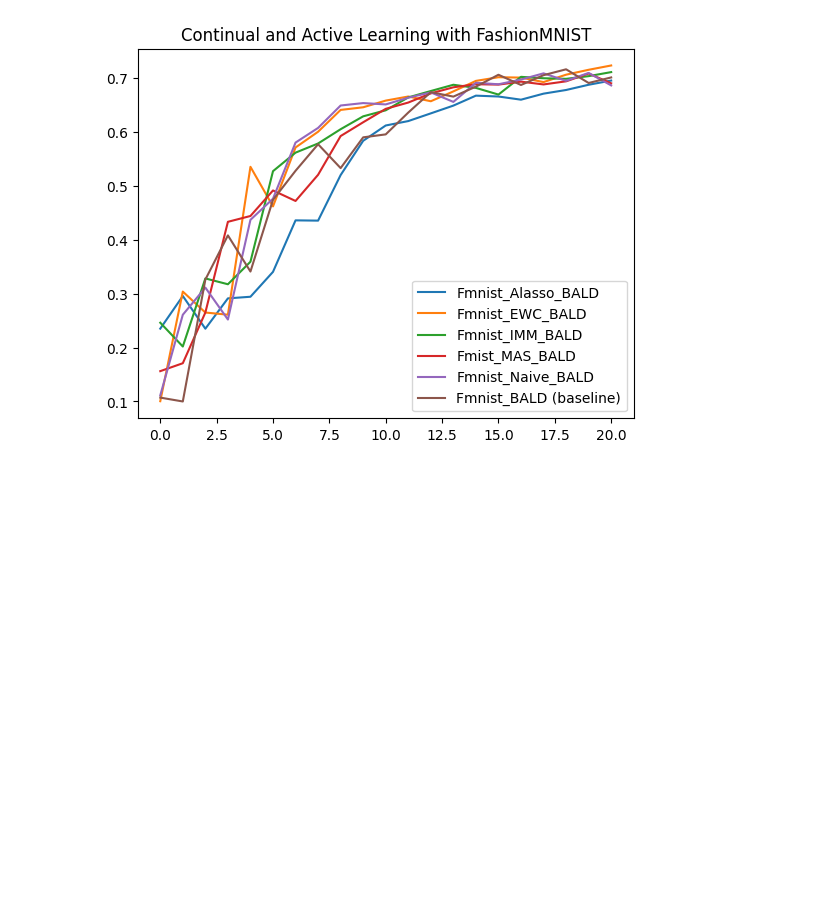
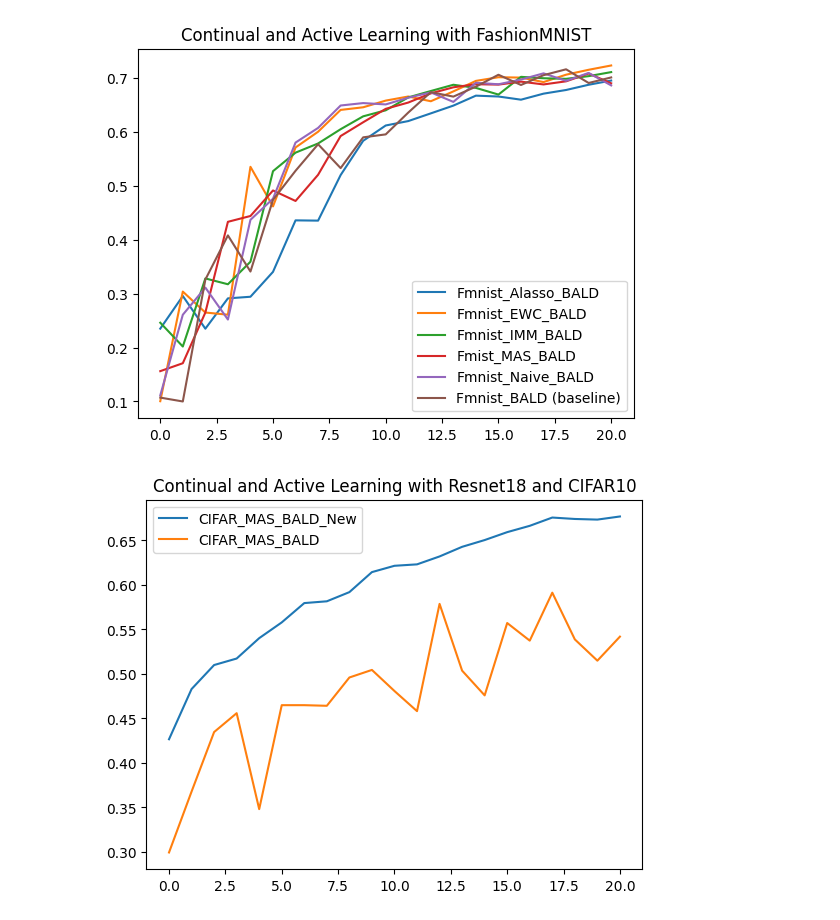
Before and after one commit to FelixMoeller3/calms, a Jupyter notebook: src/evaluation/eval_model_stealing.ipynb, the cells around one changed output. Drawn from its saved outputs; the diff is of its cells as text; code cells hidden in the pictures; blank space fills up the shorter version.

```diff
--- a/src/evaluation/eval_model_stealing.ipynb
+++ b/src/evaluation/eval_model_stealing.ipynb
@@ -119,3 +119,25 @@ plt.show()
 fmnist_random = [0.1271, 0.3319, 0.411, 0.4578, 0.4456, 0.4395, 0.3713, 0.5763, 0.5776, 0.6081, 0.6485, 0.6548, 0.6273, 0.6336, 0.6783, 0.683, 0.6837, 0.6861, 0.6908, 0.7153, 0.696]
 fmnist_BALD =  [0.1072, 0.1, 0.3263, 0.4083, 0.3412, 0.4743, 0.5282, 0.5775, 0.5332, 0.5903, 0.5958, 0.6363, 0.6742, 0.6659, 0.6844, 0.7065, 0.6875, 0.7057, 0.7166, 0.6912, 0.7015]
 fmnist_LC = [0.1, 0.1502, 0.2764, 0.3536, 0.4304, 0.4995, 0.5134, 0.5964, 0.616, 0.632, 0.6737, 0.6662, 0.6714, 0.6593, 0.6753, 0.697, 0.6914, 0.6715, 0.6984, 0.7154, 0.6754]
+# %%
+# Continual Active Learning Resnet18
+cifar_EWC_LC = [0.3996, 0.4775, 0.5448, 0.5928, 0.5562, 0.6047, 0.564, 0.6209, 0.6264, 0.6763, 0.6656, 0.5593, 0.6965, 0.7041, 0.6889, 0.6546, 0.7097, 0.7171, 0.7238, 0.7207, 0.7262]
+cifar_IMM_LC = [0.4154, 0.4607, 0.4919, 0.5054, 0.5212, 0.5367, 0.5459, 0.5586, 0.5699, 0.5769, 0.5801, 0.5877, 0.5983, 0.6078, 0.606, 0.6103, 0.6229, 0.6208, 0.6218, 0.6265, 0.6316]
+cifar_Naive_LC = [0.3033, 0.3146, 0.4797, 0.4364, 0.5256, 0.5344, 0.5616, 0.5541, 0.6285, 0.61, 0.6294, 0.6237, 0.6428, 0.6493, 0.6575, 0.6568, 0.6666, 0.6728, 0.6681, 0.6787, 0.6766]
+cifar_EWC_BALD = [0.4561, 0.4197, 0.539, 0.5508, 0.5476, 0.5831, 0.6012, 0.6014, 0.5831, 0.6669, 0.6476, 0.6828, 0.684, 0.6901, 0.6991, 0.6947, 0.7037, 0.7072, 0.7046, 0.714, 0.7244]
+cifar_MAS_BALD = [0.2994, 0.3678, 0.4347, 0.4559, 0.3481, 0.4649, 0.4649, 0.4642, 0.496, 0.5045, 0.4808, 0.4582, 0.5787, 0.5037, 0.4759, 0.5572, 0.5374, 0.5913, 0.5388, 0.5149, 0.5419]
+cifar_MAS_BALD_new = [0.4266, 0.483, 0.51, 0.5173, 0.5402, 0.5579, 0.5796, 0.5816, 0.5919, 0.6144, 0.6215, 0.6231, 0.632, 0.6428, 0.6504, 0.6593, 0.6664, 0.6757, 0.6741, 0.6734, 0.6769]
+cifar_Naive_BALD = [0.3812, 0.4544, 0.4308, 0.4081, 0.5091, 0.5226, 0.5039, 0.6147, 0.6294, 0.5364, 0.6213, 0.6584, 0.6408, 0.6441, 0.6569, 0.6628, 0.6623, 0.6627, 0.6694, 0.6718, 0.68]
+
+#plt.plot(cifar_EWC_LC,label="CIFAR_EWC_LC")
+#plt.plot(cifar_IMM_LC,label="CIFAR_IMM_LC")
+#plt.plot(cifar_Naive_LC,label="CIFAR_Naive_LC")
+#plt.plot(cifar_EWC_BALD,label="CIFAR_EWC_BALD")
+plt.plot(cifar_MAS_BALD_new,label="CIFAR_MAS_BALD_New")
+plt.plot(cifar_MAS_BALD,label="CIFAR_MAS_BALD")
+#plt.plot(cifar_Naive_BALD,label="CIFAR_Naive_BALD")
+plt.legend()
+plt.title("Continual and Active Learning with Resnet18 and CIFAR10")
+plt.show()
+# %% [output]
+[figure, added]
```
Also changed, not shown: parts of 1 cell of this notebook.
